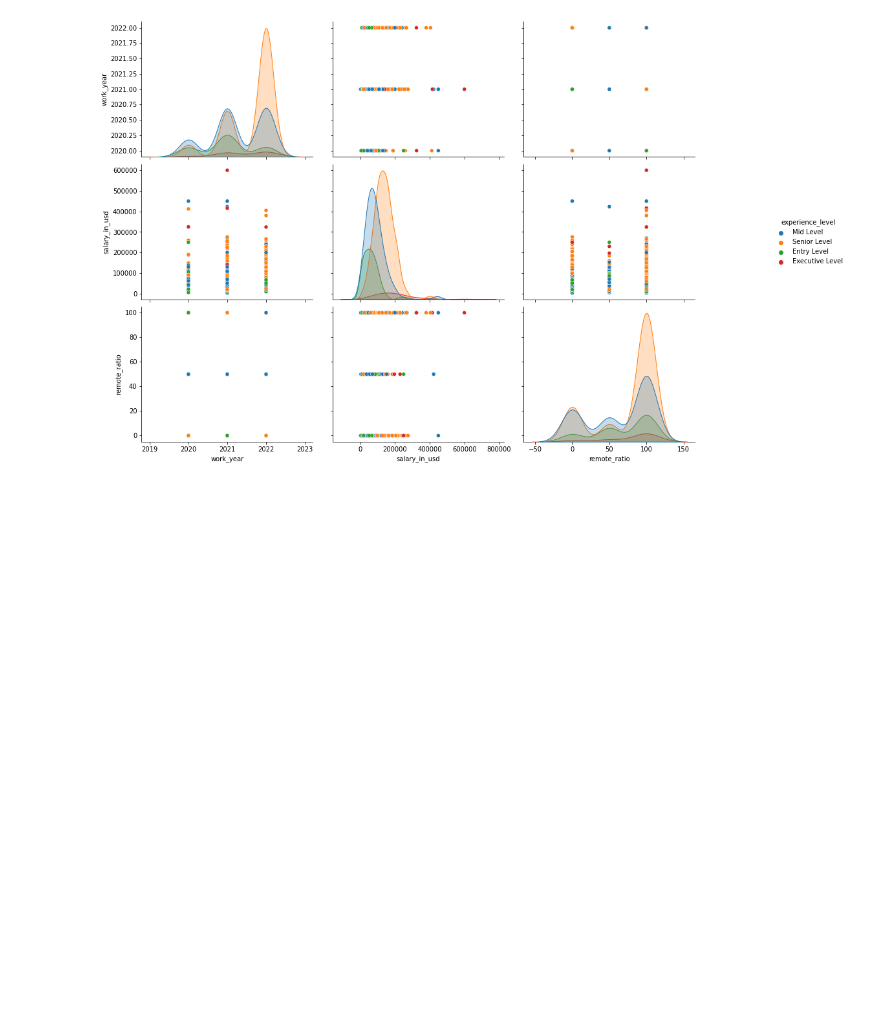
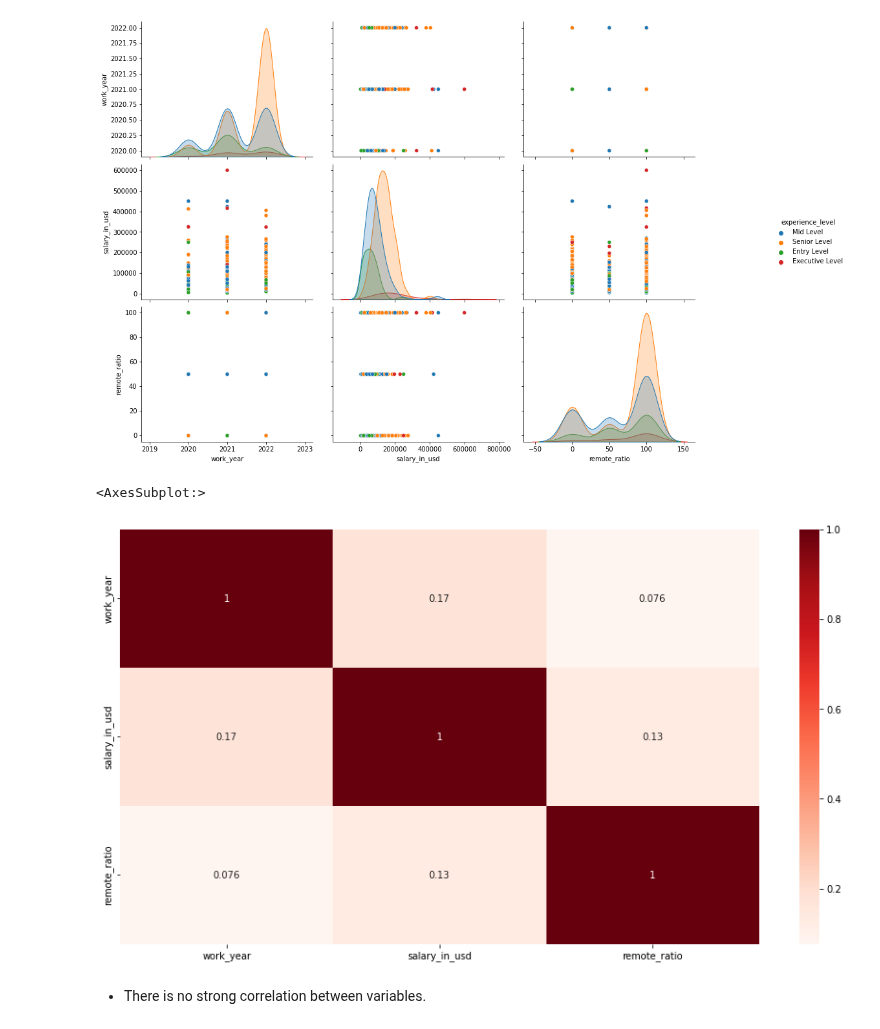
Before and after one commit to manuelinfosec/eda-analysis-of-data-science-job-salaries, a Jupyter notebook: main.ipynb, the cells around one changed output. Cells and saved outputs as stored; diff of their text form; code cells hidden in the pictures; blank space fills up the shorter version.

```diff
--- a/main.ipynb
+++ b/main.ipynb
@@ -393,3 +506,13 @@ fig = sns.pairplot(data=data, hue="experience_level")
 fig.fig.set_size_inches(17,10)
 # %% [output]
 [figure]
+# %%
+corr = data.corr()
+fig = sns.heatmap(corr, cmap="Reds", annot=True)
+fig.figure.set_size_inches(15,8)
+fig
+# %% [output]
+<AxesSubplot:>
+[figure, added]
+# %% [markdown]
+- There is no strong correlation between variables.
```
Also changed, not shown: parts of 29 cells of this notebook.
